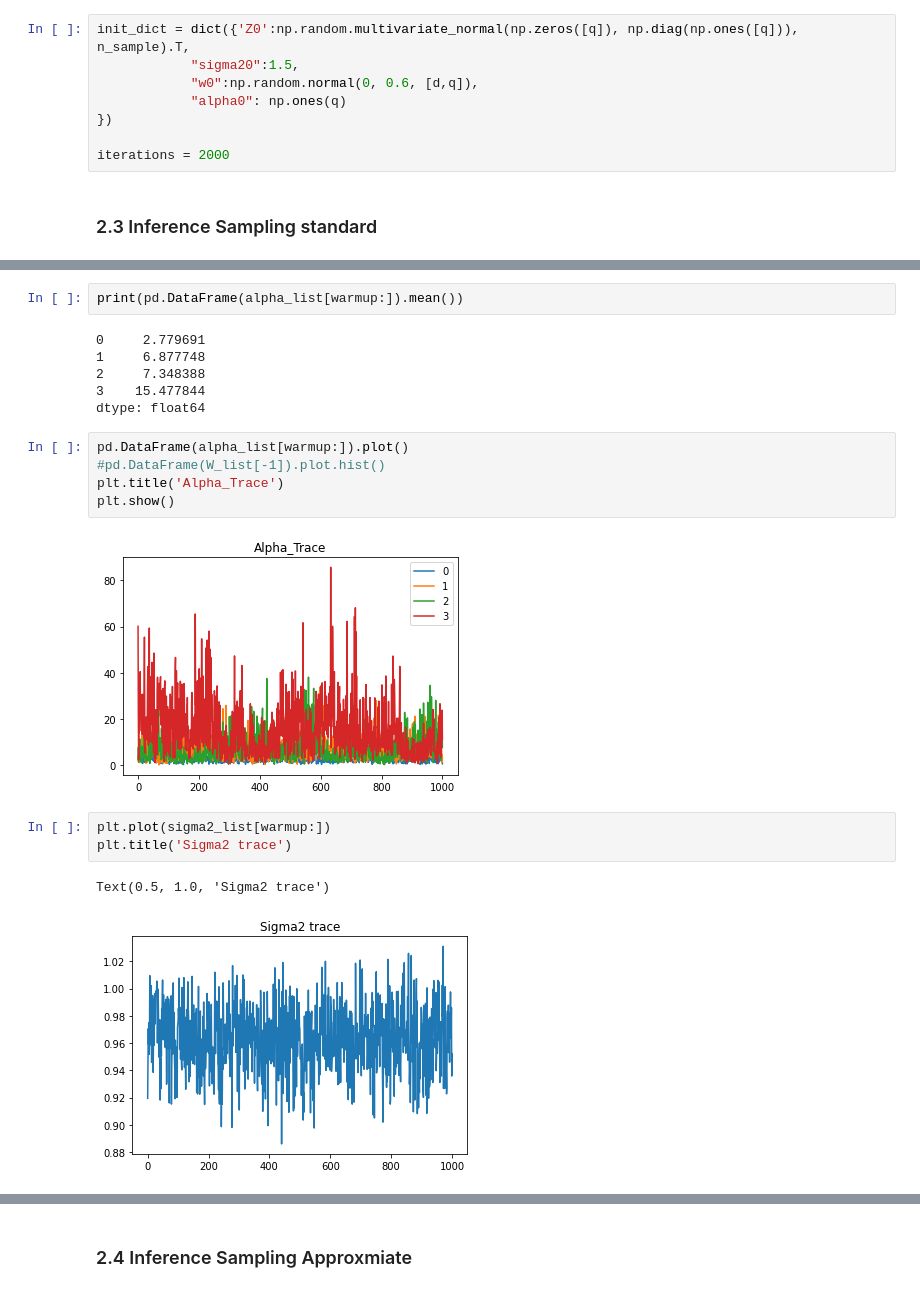
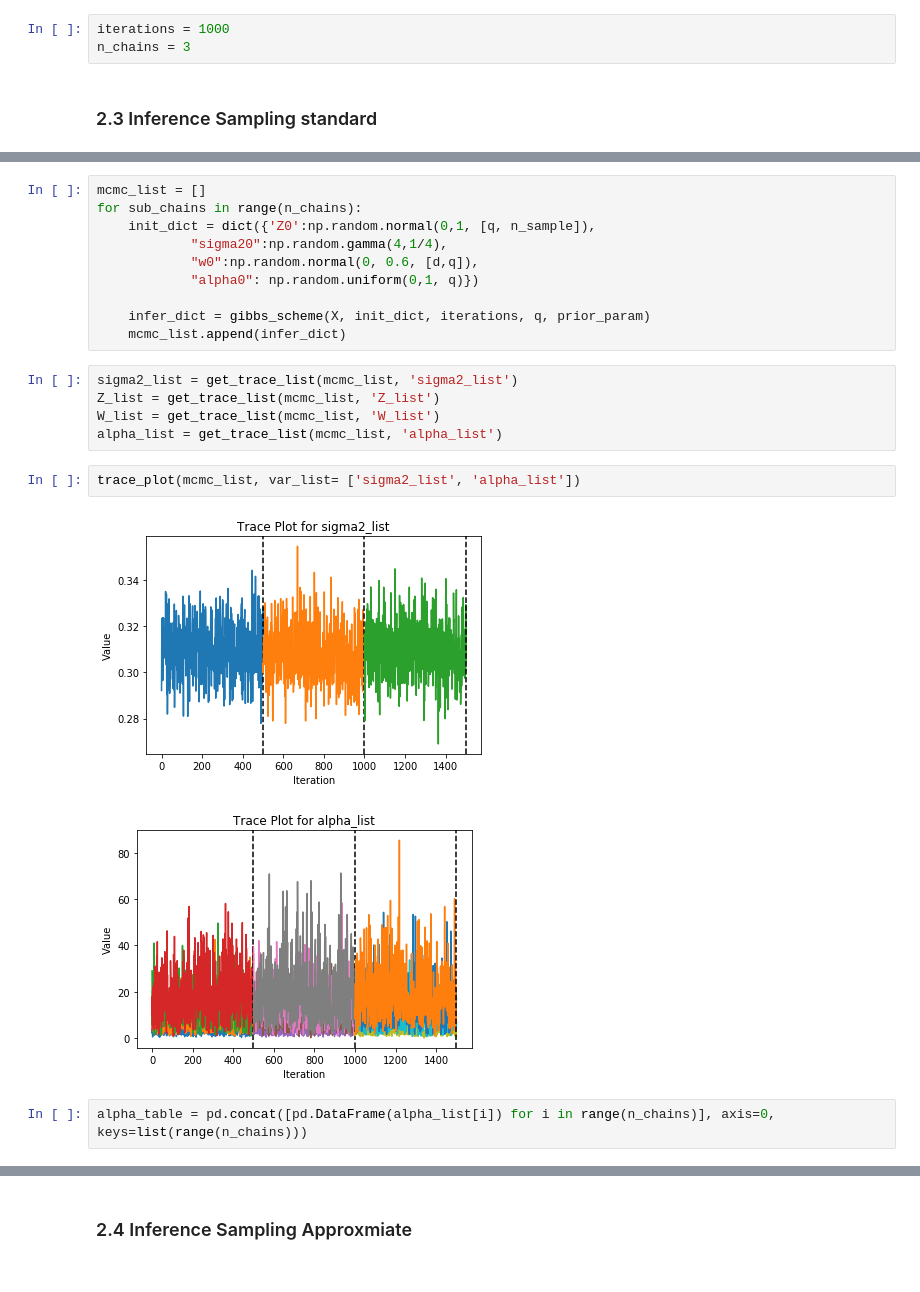
Before and after one commit to LeonCaesa/Gibbs, a Jupyter notebook: Experiment.ipynb, the cells around one changed output, grey strips where cells are left out. Cells and saved outputs as stored; diff of their text form.

```diff
--- a/Experiment.ipynb
+++ b/Experiment.ipynb
@@ -38,13 +48,8 @@ prior_param = dict({'beta_sigma2':2,
 })
 # %% [markdown]
 ### 2.2 Inference Parameter Setup
-# %%
-init_dict = dict({'Z0':np.random.multivariate_normal(np.zeros([q]), np.diag(np.ones([q])), n_sample).T,
-            "sigma20":1.5,
-            "w0":np.random.normal(0, 0.6, [d,q]),
-            "alpha0": np.ones(q)
-})
-
-iterations = 2000
+# %%
+iterations = 1000
+n_chains = 3
 # %% [markdown]
 ### 2.3 Inference Sampling standard
@@ -58,21 +56,22 @@ warmup = int(iterations/2)
-# %%
-print(pd.DataFrame(alpha_list[warmup:]).mean())
-# %% [output]
-0     2.779691
-1     6.877748
-2     7.348388
-3    15.477844
-dtype: float64
-# %%
-pd.DataFrame(alpha_list[warmup:]).plot()
-#pd.DataFrame(W_list[-1]).plot.hist()
-plt.title('Alpha_Trace')
-plt.show()
-# %% [output]
-[figure, removed]
-# %%
-plt.plot(sigma2_list[warmup:])
-plt.title('Sigma2 trace')
-# %% [output]
-Text(0.5, 1.0, 'Sigma2 trace')
-[figure, removed]
+# %%
+mcmc_list = []
+for sub_chains in range(n_chains):
+    init_dict = dict({'Z0':np.random.normal(0,1, [q, n_sample]),
+            "sigma20":np.random.gamma(4,1/4),
+            "w0":np.random.normal(0, 0.6, [d,q]),
+            "alpha0": np.random.uniform(0,1, q)})
+
+    infer_dict = gibbs_scheme(X, init_dict, iterations, q, prior_param)
+    mcmc_list.append(infer_dict)
+# %%
+sigma2_list = get_trace_list(mcmc_list, 'sigma2_list')
+Z_list = get_trace_list(mcmc_list, 'Z_list')
+W_list = get_trace_list(mcmc_list, 'W_list')
+alpha_list = get_trace_list(mcmc_list, 'alpha_list')
+# %%
+trace_plot(mcmc_list, var_list= ['sigma2_list', 'alpha_list'])
+# %% [output]
+[figure, added]
+[figure, added]
+# %%
+alpha_table = pd.concat([pd.DataFrame(alpha_list[i]) for i in range(n_chains)], axis=0, keys=list(range(n_chains)))
```
Also changed, not shown: parts of 16 cells of this notebook, 3 other files.
